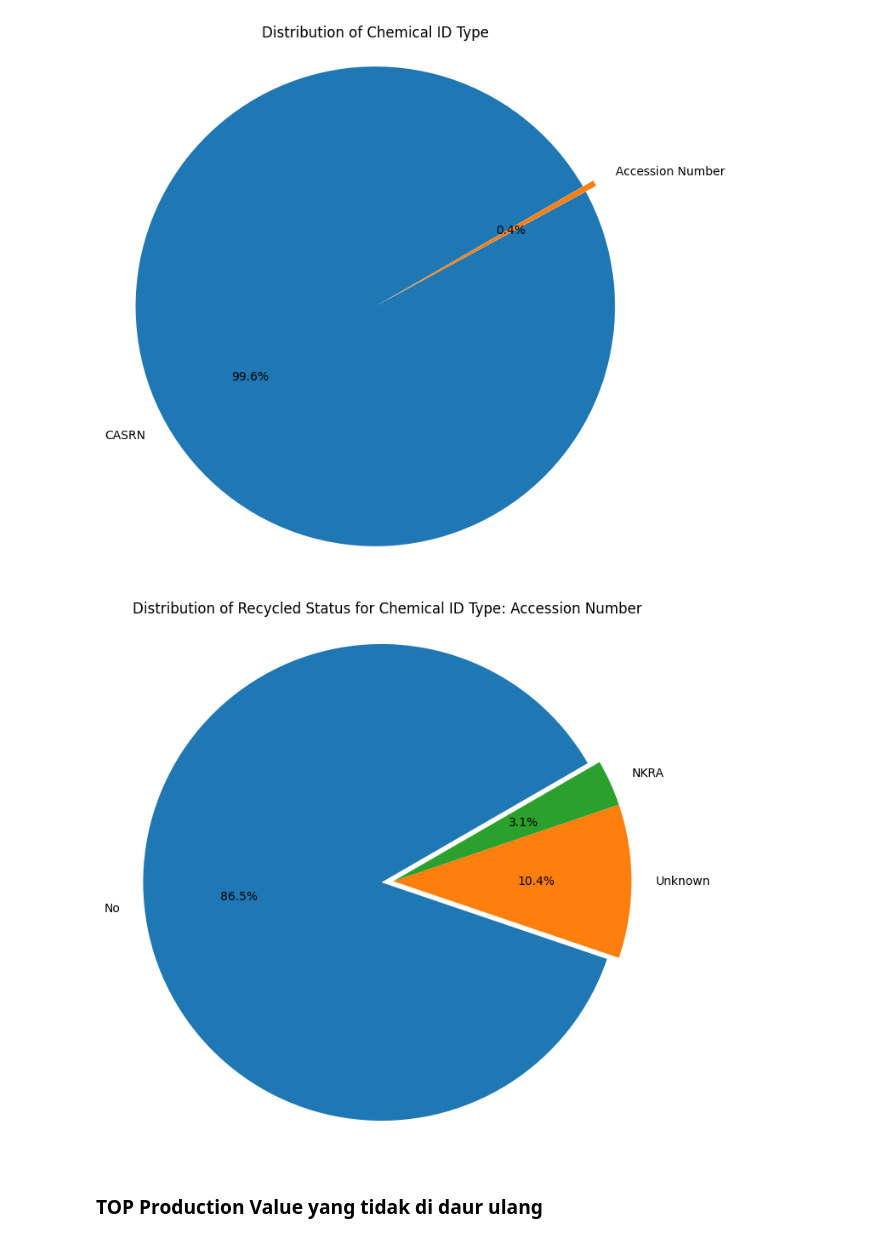
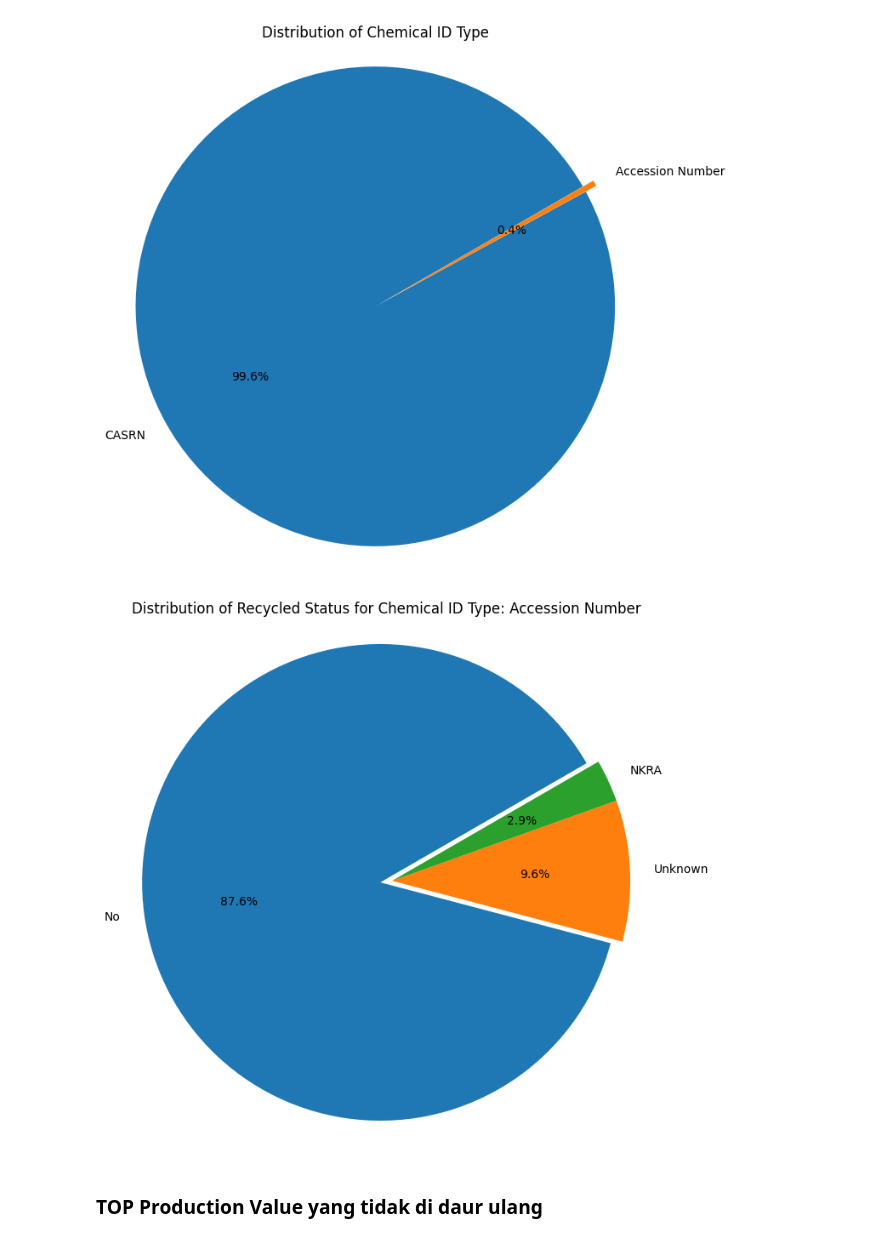
Before and after one commit to randy-ar/gcolab, a Jupyter notebook: Explanatory_Data_Analysis_EPA_Chemical_Data_Reporting.ipynb, the cells around one changed output. Cells and saved outputs as stored; diff of their text form; code cells hidden in the pictures.

```diff
--- a/Explanatory_Data_Analysis_EPA_Chemical_Data_Reporting.ipynb
+++ b/Explanatory_Data_Analysis_EPA_Chemical_Data_Reporting.ipynb
@@ -40,3 +23,3 @@ except FileNotFoundError:
 # %%
-df_consumer = pd.read_csv('df_consumer.csv')
+df = pd.read_csv('df.csv')
 # %%
@@ -143,24 +127,24 @@ plt.show()
 # %%
 # prompt: show distribution recycled where chemical id type is Accession Number
 
 import matplotlib.pyplot as plt
 # Filter the dataframe where 'CHEMICAL ID TYPE' is 'Accession Number'
-df_accession_number = df_consumer[df_consumer['CHEMICAL ID TYPE'] == 'Accession Number']
+df_accession_number = df[df['CHEMICAL ID TYPE'] == 'Accession Number']
 
 # Get the value counts for the 'RECYCLED' column in the filtered dataframe
 recycled_accession_counts = df_accession_number['RECYCLED'].value_counts()
 
 labels_accession = recycled_accession_counts.index
 sizes_accession = recycled_accession_counts.values
 explode_accession = [0.05 if label == 'No' else 0 for label in labels_accession]  # Explode 'No'
 
 plt.figure(figsize=(8, 8))
 plt.pie(sizes_accession, explode=explode_accession, labels=labels_accession, autopct='%1.1f%%', startangle=30)
 plt.title('Distribution of Recycled Status for Chemical ID Type: Accession Number')
 plt.axis('equal')  # Equal aspect ratio ensures that pie is drawn as a circle.
 plt.show()
 # %% [output]
-[figure, old version]
+[figure, new version]
 # %% [markdown]
 ### TOP Production Value yang tidak di daur ulang
 # %%
```
Also changed, not shown: parts of 17 cells of this notebook.
